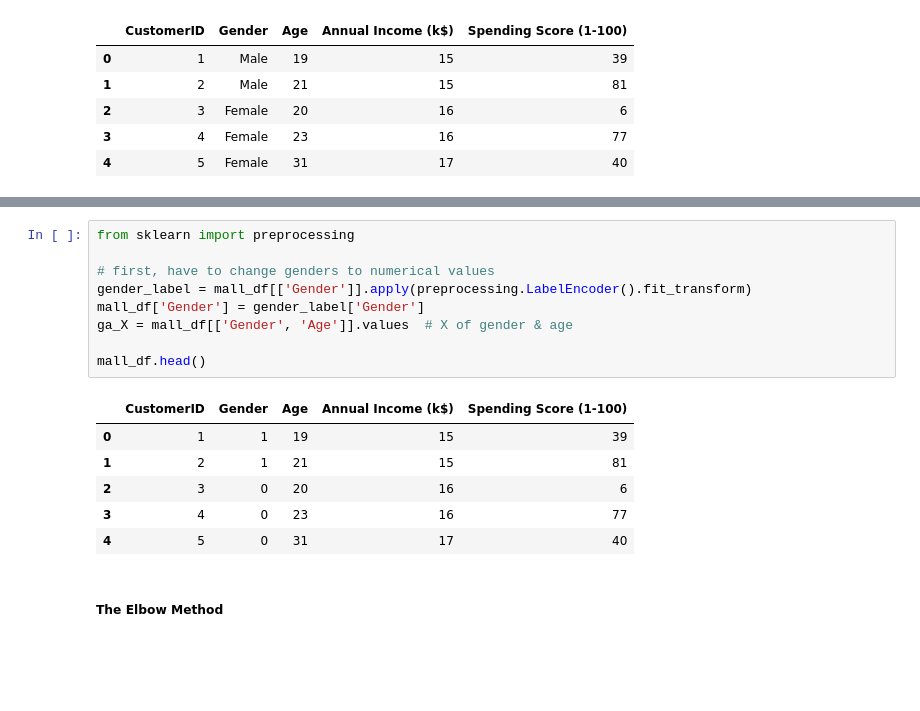
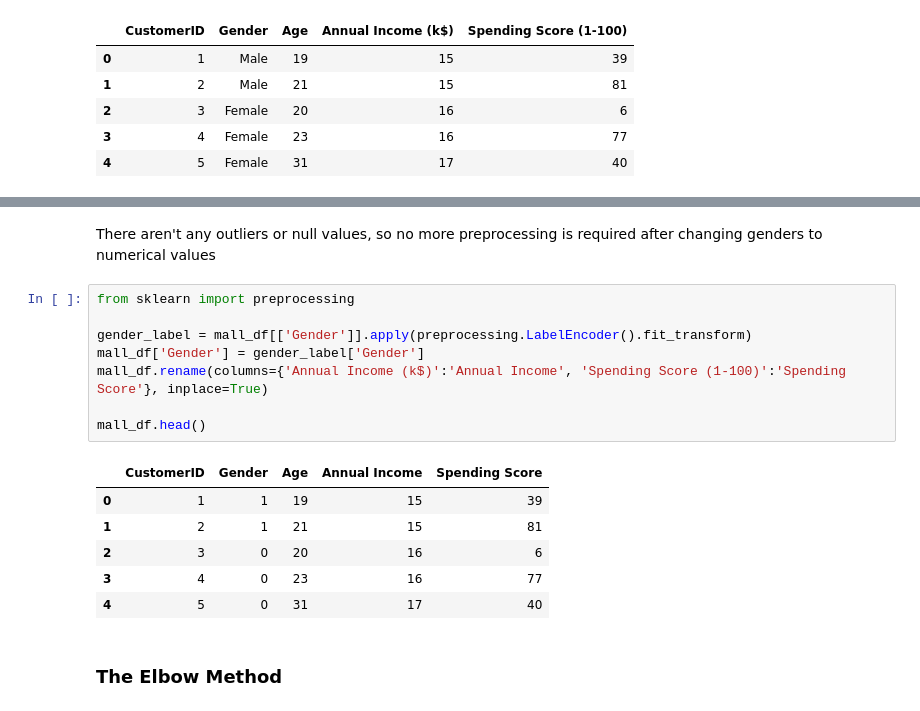
Before and after one commit to tw7366/Projects, a Jupyter notebook: Projects/Mall Customer Segmentation.ipynb, the cells around one changed output, grey strips where cells are left out. Drawn from its saved outputs; the diff is of its cells as text; blank space fills up the shorter version.

```diff
--- a/Projects/Mall Customer Segmentation.ipynb
+++ b/Projects/Mall Customer Segmentation.ipynb
@@ -33,18 +65,19 @@ mall_df.head()
+# %% [markdown]
+There aren't any outliers or null values, so no more preprocessing is required after changing genders to numerical values
 # %%
 from sklearn import preprocessing
 
-# first, have to change genders to numerical values
 gender_label = mall_df[['Gender']].apply(preprocessing.LabelEncoder().fit_transform)
 mall_df['Gender'] = gender_label['Gender']
-ga_X = mall_df[['Gender', 'Age']].values  # X of gender & age
+mall_df.rename(columns={'Annual Income (k$)':'Annual Income', 'Spending Score (1-100)':'Spending Score'}, inplace=True)
 
 mall_df.head()
 # %% [output]
-|  | CustomerID | Gender | Age | Annual Income (k$) | Spending Score (1-100) |
+|  | CustomerID | Gender | Age | Annual Income | Spending Score |
 | 0 | 1 | 1 | 19 | 15 | 39 |
 | 1 | 2 | 1 | 21 | 15 | 81 |
 | 2 | 3 | 0 | 20 | 16 | 6 |
 | 3 | 4 | 0 | 23 | 16 | 77 |
 | 4 | 5 | 0 | 31 | 17 | 40 |
 # %% [markdown]
-##### The Elbow Method
+### The Elbow Method
```
Also changed, not shown: parts of 22 cells of this notebook.
